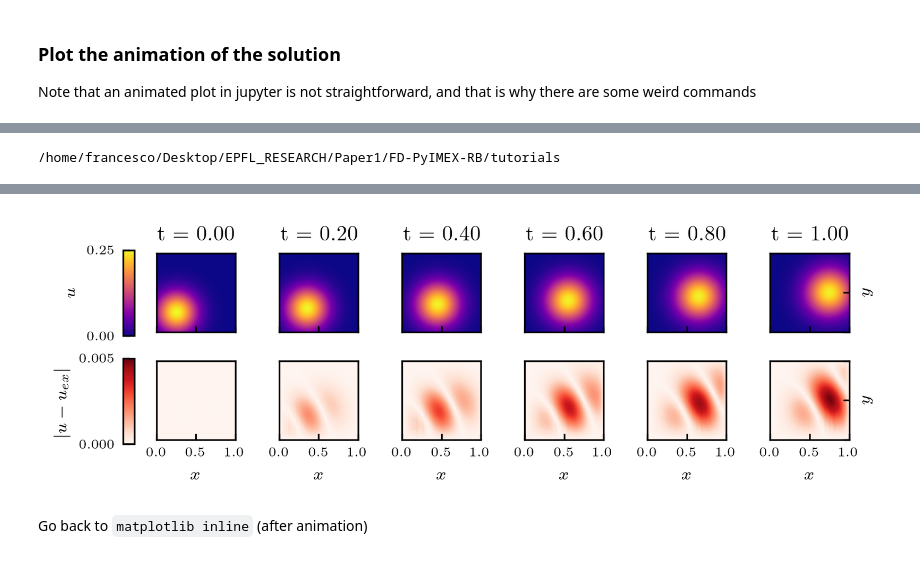
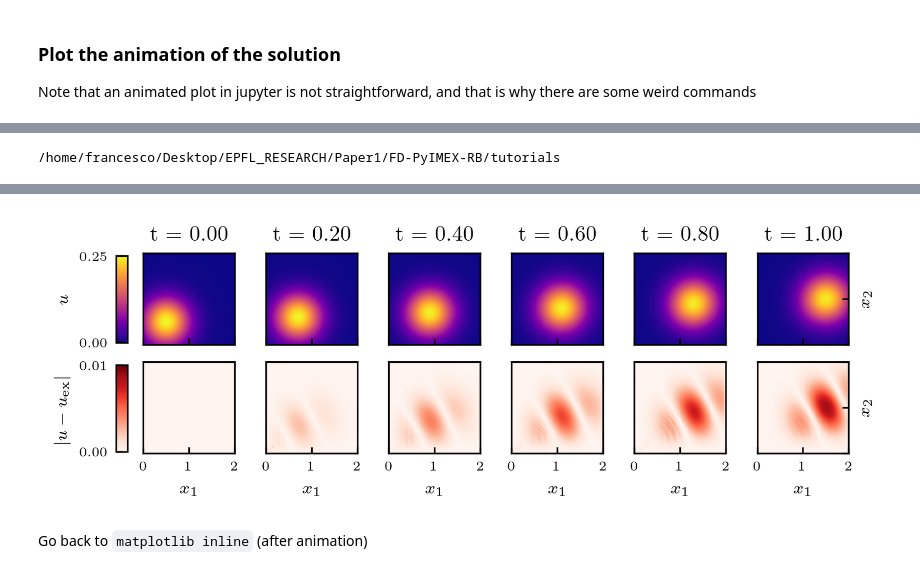
Before and after one commit to Fra-Sala/IMEX-RB, a Jupyter notebook: tutorials/advdiff2D.ipynb, the cells around one changed output, grey strips where cells are left out. Saved outputs shown, nothing was run; the diff lists cells and outputs as text; code cells hidden in the pictures.

```diff
--- a/tutorials/advdiff2D.ipynb
+++ b/tutorials/advdiff2D.ipynb
@@ -73,13 +73,13 @@ We can now integrate in time, to show the performance of IMEX-RB compared to cla
 problem_name = "AdvDiff2D"
 
 mu = 0.02
-sigma = 0.25
+sigma = 0.5
 
-Lx = 1
-Ly = 1
+Lx = 2
+Ly = 2
 
-vx = 0.5
-vy = 0.25
+vx = 1
+vy = 0.5
 
 t0 = 0.0
 tf = 1.0
@@ -89,7 +89,7 @@ Nx = 101
 Ny = 101
 
 # Define the problem object
-problem = AdvDiff2D(Nx, Ny, Lx, Ly, mu=mu, sigma=sigma, vx=vx, vy=vy, center=[0.25, 0.25])
+problem = AdvDiff2D(Nx, Ny, Lx, Ly, mu=mu, sigma=sigma, vx=vx, vy=vy, center=[0.5, 0.5])
 u0 = problem.initial_condition()
 # %%
 # Define path for saving plots and other variables
@@ -316,14 +326,14 @@ for n, t in enumerate(tvec[::K]):
 
     im1 = axs[0, n].imshow(Z1, extent=[0, Lx, 0, Ly], vmin=zmin, vmax=zmax,
                            origin='lower', cmap='plasma', aspect='equal')
-    im2 = axs[1, n].imshow(Z2, extent=[0, Lx, 0, Ly], vmin=0, vmax=0.005,
+    im2 = axs[1, n].imshow(Z2, extent=[0, Lx, 0, Ly], vmin=0, vmax=0.01,
                            origin='lower', cmap='Reds', aspect='equal')
 
     mappables[0].append(im1)
     mappables[1].append(im2)
 
-    axs[1, n].set_xticks([0, 0.5, 1])
-    axs[1, n].set_xlabel("$x$")
+    axs[1, n].set_xticks([0, 1, 2])
+    axs[1, n].set_xlabel("$x_1$")
 
     for ax in axs[:, n]:
         ax.tick_params(labelleft=False, left=False)
@@ -331,8 +341,8 @@ for n, t in enumerate(tvec[::K]):
         if n == Kt - 1:
             ax.yaxis.tick_right()
             ax.yaxis.set_label_position('right')
-            ax.set_yticks([0, 0.5, 1])
-            ax.set_ylabel("$y$")
+            ax.set_yticks([0, 1, 2])
+            ax.set_ylabel("$x_2$")
 
     axs[0, n].set_title(f"t = {t:.2f}")
 
@@ -352,8 +362,8 @@ for i in range(2):
         cbar.set_label(r'$u$')
     else:
         cbar = fig.colorbar(mappables[i][1], cax=cax, orientation='vertical')
-        cax.yaxis.set_ticks([0, 0.005])
-        cbar.set_label(r'$|u - u_{ex}|$')
+        cax.yaxis.set_ticks([0, 0.01])
+        cbar.set_label(r'$|u - u_{\mathrm{{ex}}}|$')
 
     cax.yaxis.set_ticks_position('left')
     cax.yaxis.set_label_position('left')
@@ -363,6 +373,6 @@ for i in range(2):
 
 print(os.getcwd())
 
-plt.savefig('advDiff2D_sol.eps')
+plt.savefig('advDiff2D_sol.pdf')
 # %% [output]
 /home/francesco/Desktop/EPFL_RESEARCH/Paper1/FD-PyIMEX-RB/tutorials
@@ -370,4 +379,4 @@ plt.savefig('advDiff2D_sol.eps')
-[figure, old version]
+[figure, new version]
 # %% [markdown]
 Go back to `matplotlib inline` (after animation)
 # %%
```
Also changed, not shown: parts of 8 cells of this notebook, 4 other files.
